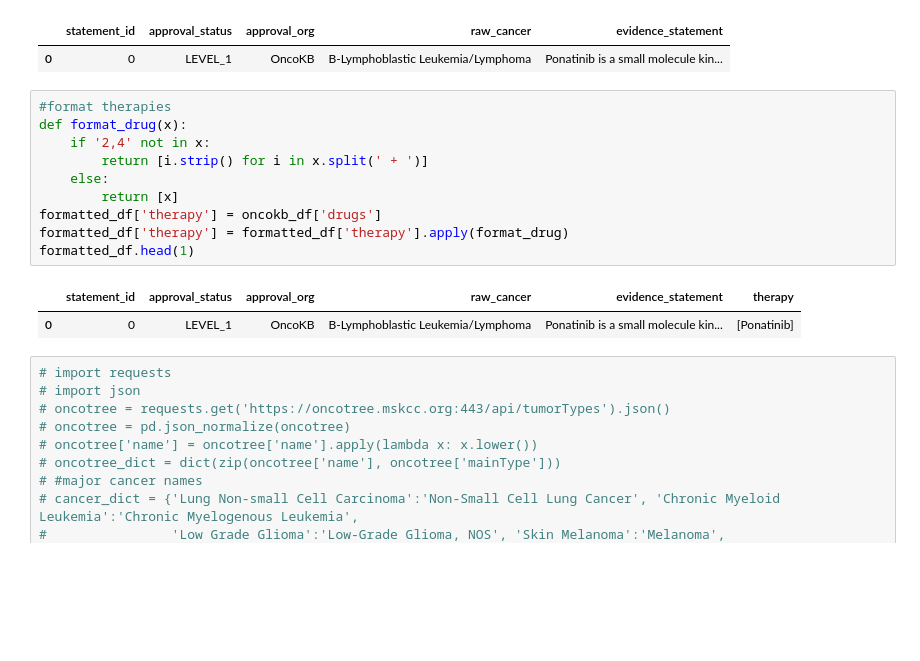
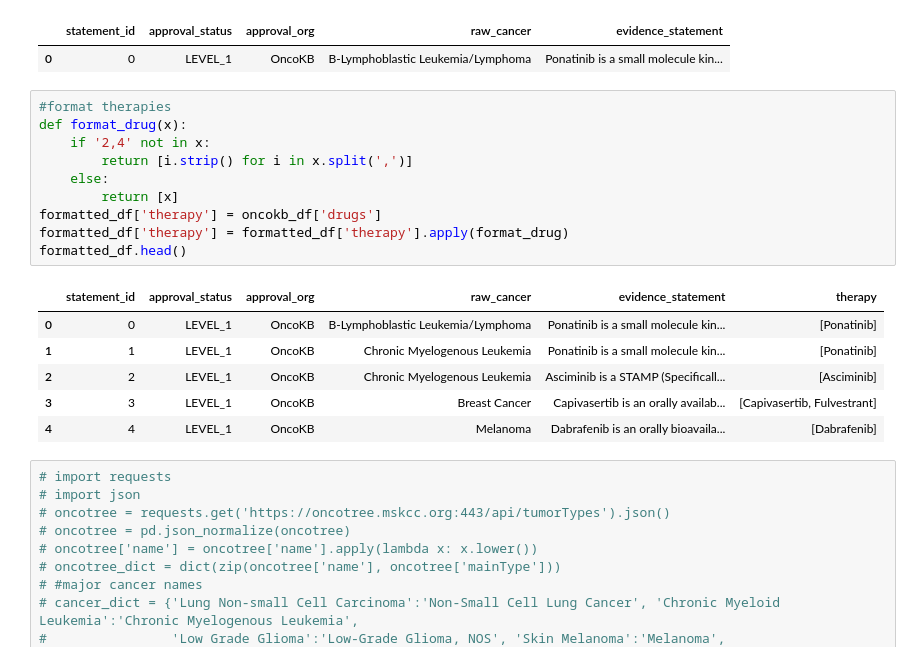
Before and after one commit to hjjshine/rag-llm-cancer-paper, a Jupyter notebook: external-validation/non-moa-database/oncokb/0-0.format-data-table.ipynb, the cells around one changed output. Drawn from its saved outputs; the diff is of its cells as text; blank space fills up the shorter version.

```diff
--- a/external-validation/non-moa-database/oncokb/0-0.format-data-table.ipynb
+++ b/external-validation/non-moa-database/oncokb/0-0.format-data-table.ipynb
@@ -52,16 +52,20 @@ formatted_df.head(1)
 # %%
 #format therapies
 def format_drug(x):
     if '2,4' not in x:
-        return [i.strip() for i in x.split(' + ')]
+        return [i.strip() for i in x.split(',')]
     else:
         return [x]
 formatted_df['therapy'] = oncokb_df['drugs']
 formatted_df['therapy'] = formatted_df['therapy'].apply(format_drug)
-formatted_df.head(1)
+formatted_df.head()
 # %% [output]
 |  | statement_id | approval_status | approval_org | raw_cancer | evidence_statement | therapy |
 | 0 | 0 | LEVEL_1 | OncoKB | B-Lymphoblastic Leukemia/Lymphoma | Ponatinib is a small molecule kin... | [Ponatinib] |
+| 1 | 1 | LEVEL_1 | OncoKB | Chronic Myelogenous Leukemia | Ponatinib is a small molecule kin... | [Ponatinib] |
+| 2 | 2 | LEVEL_1 | OncoKB | Chronic Myelogenous Leukemia | Asciminib is a STAMP (Specificall... | [Asciminib] |
+| 3 | 3 | LEVEL_1 | OncoKB | Breast Cancer | Capivasertib is an orally availab... | [Capivasertib, Fulvestrant] |
+| 4 | 4 | LEVEL_1 | OncoKB | Melanoma | Dabrafenib is an orally bioavaila... | [Dabrafenib] |
 # %%
 # import requests
 # import json
```
Also changed, not shown: parts of 2 cells of this notebook, 18 other files.
